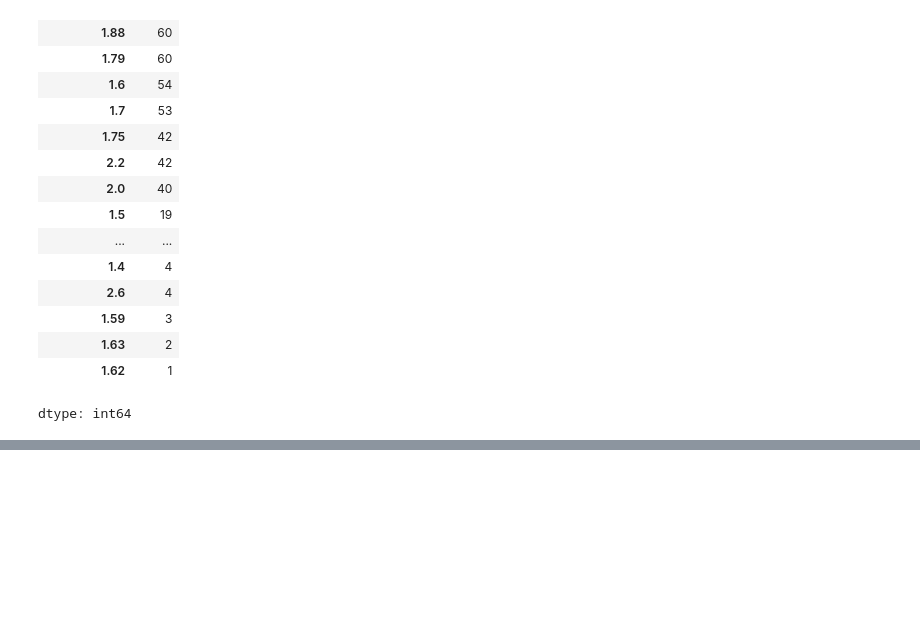
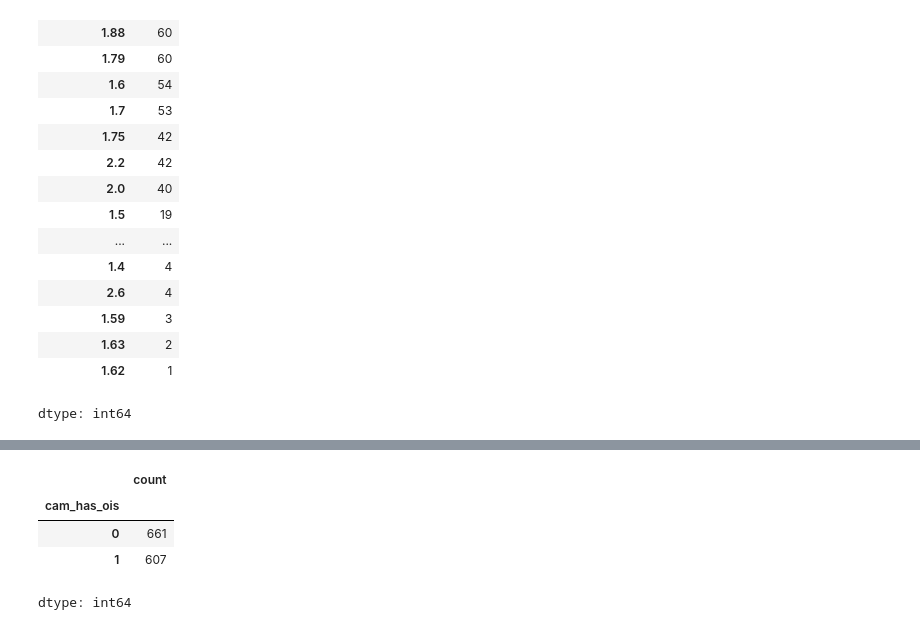
Before and after one commit to rajeshxdatascience/smartphone-recommender-system, a Jupyter notebook: SpecLens_AI_Data_Engineering.ipynb, the cells around one changed output, grey strips where cells are left out. Saved outputs shown, nothing was run; the diff lists cells and outputs as text; code cells hidden in the pictures; blank space fills up the shorter version.

```diff
--- a/SpecLens_AI_Data_Engineering.ipynb
+++ b/SpecLens_AI_Data_Engineering.ipynb
@@ -3233,0 +3255,19 @@ df['cam_aperture'] = pd.to_numeric(df['cam_aperture'])
+# %%
+def extract_ois(text):
+
+  t = text.lower()
+
+  if 'ois' in t:
+    return 1
+
+  return 0
+
+df['cam_has_ois'] = df['main_cam'].apply(extract_ois)
+# %%
+df['cam_has_ois'].value_counts()
+# %% [output]
+|  | count |
+| cam_has_ois |  |
+| 0 | 661 |
+| 1 | 607 |
+dtype: int64
```
Also changed, not shown: parts of 1 cell of this notebook.
